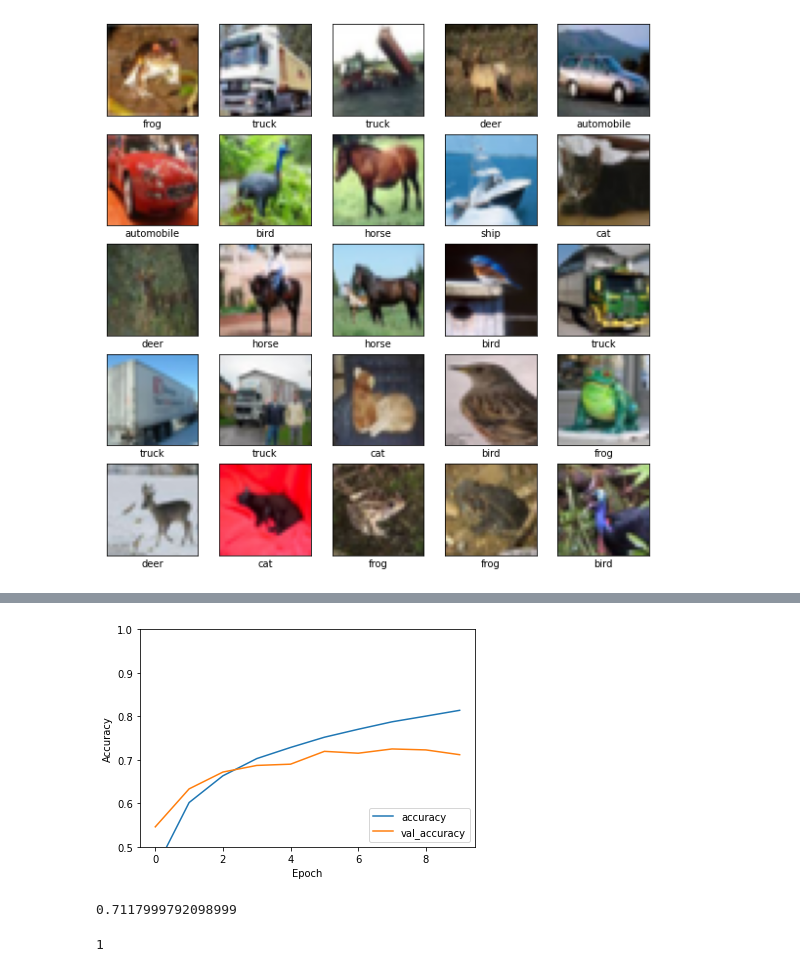
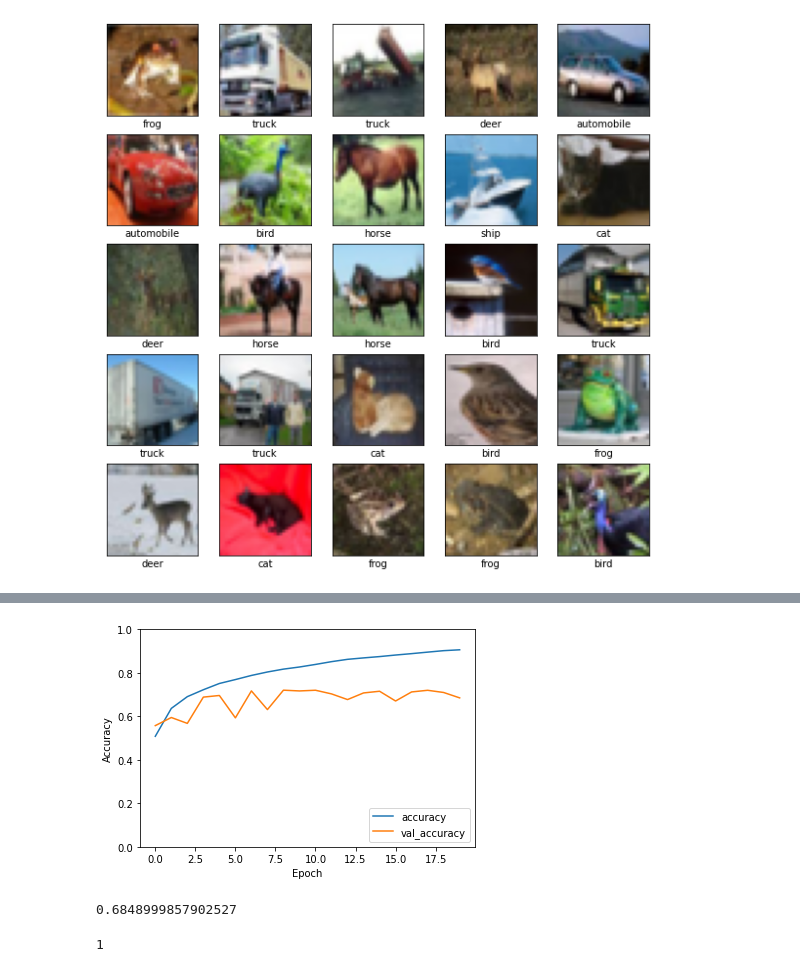
Before and after one commit to G0rav/DL_Class, a Jupyter notebook: CNN_CIFAR10_Data.ipynb, the cells around one changed output, grey strips where cells are left out. Cells and saved outputs as stored; diff of their text form; code cells hidden in the pictures.

```diff
--- a/CNN_CIFAR10_Data.ipynb
+++ b/CNN_CIFAR10_Data.ipynb
@@ -57,8 +59,10 @@ model = models.Sequential()
 model.add(layers.Conv2D(32, (3, 3), activation='relu', input_shape=(32, 32, 3)))
 model.add(layers.MaxPooling2D((2, 2)))
 model.add(layers.Conv2D(64, (3, 3), activation='relu'))
+model.add(layers.BatchNormalization())
 model.add(layers.MaxPooling2D((2, 2)))
-model.add(layers.Conv2D(128, (3, 3), activation='relu'))
+model.add(layers.Conv2D(64, (3, 3), activation='relu'))
+model.add(layers.BatchNormalization())
 model.add(layers.MaxPooling2D((2, 2)))
 model.summary()
 # %% [output]
@@ -85,6 +86,6 @@ _________________________________________________________________
 # %%
 model.add(layers.Flatten())
-model.add(layers.Dense(64, activation='relu'))
+model.add(layers.Dense(128, activation='relu'))
 model.add(layers.Dense(10, activation='softmax'))
 # %%
 model.summary()
@@ -111,6 +112,6 @@ model.compile(optimizer='adam',
               loss='sparse_categorical_crossentropy',
               metrics=['accuracy'])
 # %%
-history = model.fit(train_images, train_labels, epochs=10,
+history = model.fit(train_images, train_labels, epochs=20,
                     validation_data=(test_images, test_labels))
 # %% [output]
@@ -137,11 +135,9 @@ Epoch 10/10
 # %%
-plt.rcParams['figure.facecolor'] = 'white'
-
 plt.plot(history.history['accuracy'], label='accuracy')
 plt.plot(history.history['val_accuracy'], label = 'val_accuracy')
 plt.xlabel('Epoch')
 plt.ylabel('Accuracy')
-plt.ylim([0.5, 1])
+plt.ylim([0, 1])
 plt.legend(loc='lower right')
 
 test_loss, test_acc = model.evaluate(test_images,  test_labels, verbose=2)
@@ -150,8 +146,8 @@ test_loss, test_acc = model.evaluate(test_images,  test_labels, verbose=2)
-[figure, old version]
+[figure, new version]
 # %%
 print(test_acc)
 # %% [output]
-0.7117999792098999
+0.6848999857902527
 # %%
 len(train_labels[2])
 # %% [output]
```
Also changed, not shown: parts of 5 cells of this notebook.
